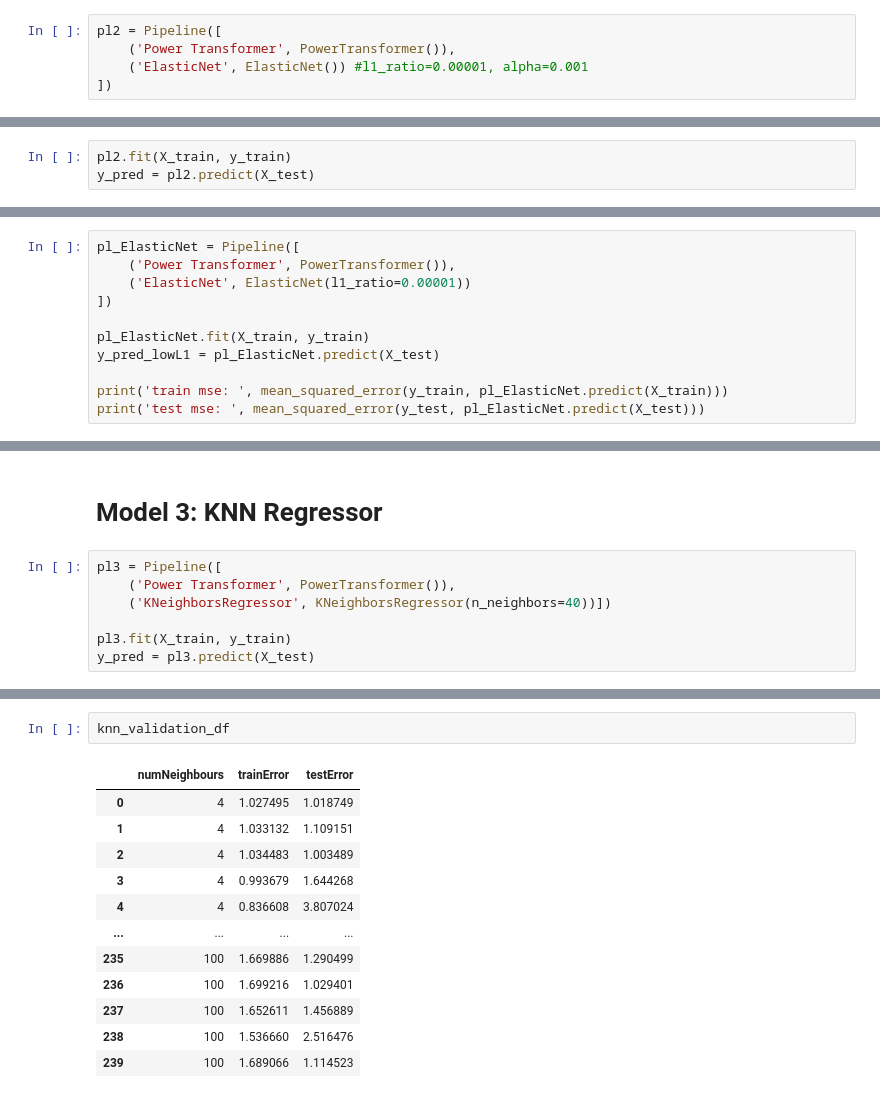
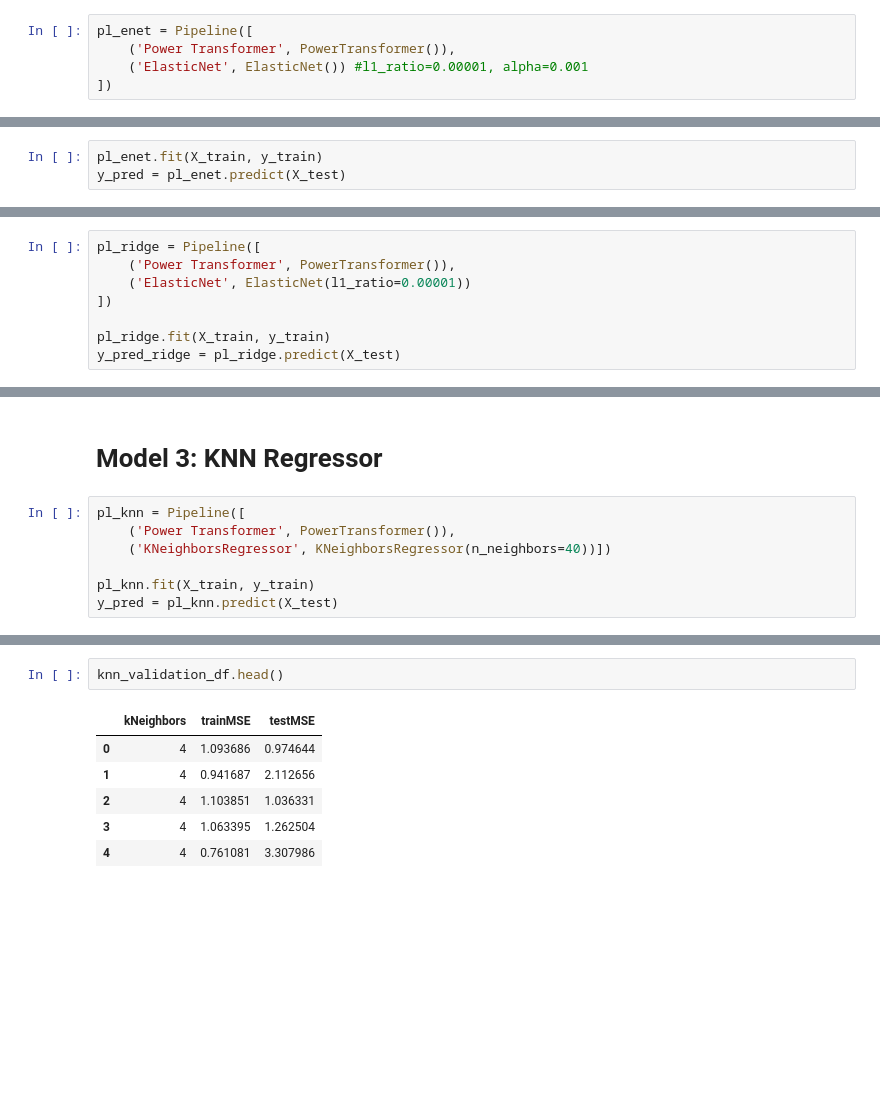
Before and after one commit to ethan-eplee/PortfolioThatBeatsTheMarket, a Jupyter notebook: 04_Capstone - Modelling.ipynb, the cells around one changed output, grey strips where cells are left out. Cells and saved outputs as stored; diff of their text form; blank space fills up the shorter version.

```diff
--- a/04_Capstone - Modelling.ipynb
+++ b/04_Capstone - Modelling.ipynb
@@ -438,5 +417,5 @@ time: 3.91 s (started: 2022-10-06 12:33:54 +08:00)
 # %%
-pl2 = Pipeline([
+pl_enet = Pipeline([
     ('Power Transformer', PowerTransformer()),
     ('ElasticNet', ElasticNet()) #l1_ratio=0.00001, alpha=0.001
 ])
@@ -445,4 +424,4 @@ time: 0 ns (started: 2022-10-06 09:53:02 +08:00)
 # %%
-pl2.fit(X_train, y_train)
-y_pred = pl2.predict(X_test)
+pl_enet.fit(X_train, y_train)
+y_pred = pl_enet.predict(X_test)
 # %% [output]
@@ -470,12 +451,9 @@ time: 281 ms (started: 2022-10-06 09:53:02 +08:00)
 # %%
-pl_ElasticNet = Pipeline([
+pl_ridge = Pipeline([
     ('Power Transformer', PowerTransformer()),
     ('ElasticNet', ElasticNet(l1_ratio=0.00001))
 ])
 
-pl_ElasticNet.fit(X_train, y_train)
-y_pred_lowL1 = pl_ElasticNet.predict(X_test)
-
-print('train mse: ', mean_squared_error(y_train, pl_ElasticNet.predict(X_train)))
-print('test mse: ', mean_squared_error(y_test, pl_ElasticNet.predict(X_test)))
+pl_ridge.fit(X_train, y_train)
+y_pred_ridge = pl_ridge.predict(X_test)
 # %% [output]
@@ -535,10 +568,10 @@ time: 4.16 s (started: 2022-10-06 09:53:03 +08:00)
 # %% [markdown]
 # Model 3: KNN Regressor
 # %%
-pl3 = Pipeline([
+pl_knn = Pipeline([
     ('Power Transformer', PowerTransformer()),
     ('KNeighborsRegressor', KNeighborsRegressor(n_neighbors=40))])
 
-pl3.fit(X_train, y_train)
-y_pred = pl3.predict(X_test)
+pl_knn.fit(X_train, y_train)
+y_pred = pl_knn.predict(X_test)
 # %% [output]
@@ -596,15 +635,9 @@ time: 4min 59s (started: 2022-10-06 09:53:08 +08:00)
 # %%
-knn_validation_df
+knn_validation_df.head()
 # %% [output]
-|  | numNeighbours | trainError | testError |
-| 0 | 4 | 1.027495 | 1.018749 |
-| 1 | 4 | 1.033132 | 1.109151 |
-| 2 | 4 | 1.034483 | 1.003489 |
-| 3 | 4 | 0.993679 | 1.644268 |
-| 4 | 4 | 0.836608 | 3.807024 |
-| ... | ... | ... | ... |
-| 235 | 100 | 1.669886 | 1.290499 |
-| 236 | 100 | 1.699216 | 1.029401 |
-| 237 | 100 | 1.652611 | 1.456889 |
-| 238 | 100 | 1.536660 | 2.516476 |
-| 239 | 100 | 1.689066 | 1.114523 |
+|  | kNeighbors | trainMSE | testMSE |
+| 0 | 4 | 1.093686 | 0.974644 |
+| 1 | 4 | 0.941687 | 2.112656 |
+| 2 | 4 | 1.103851 | 1.036331 |
+| 3 | 4 | 1.063395 | 1.262504 |
+| 4 | 4 | 0.761081 | 3.307986 |
```
Also changed, not shown: parts of 66 cells of this notebook.
